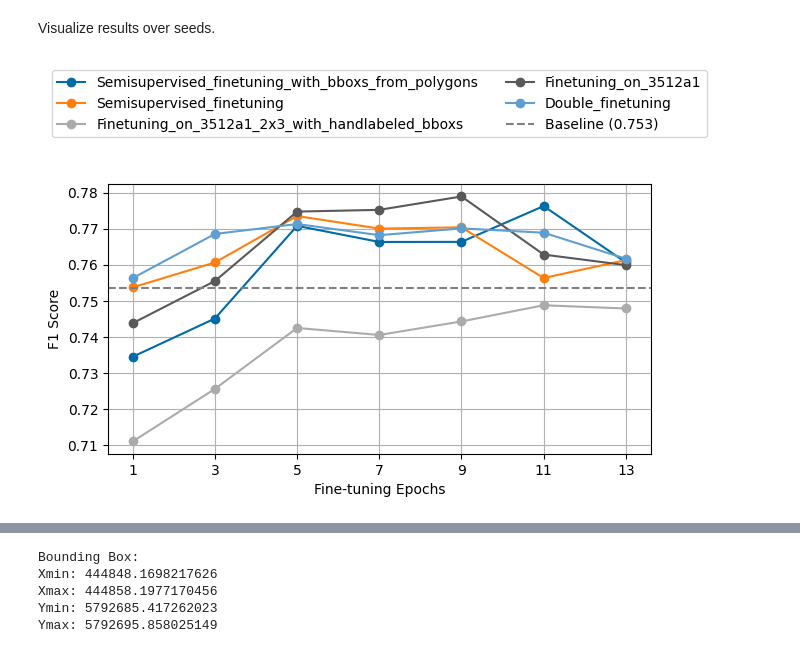
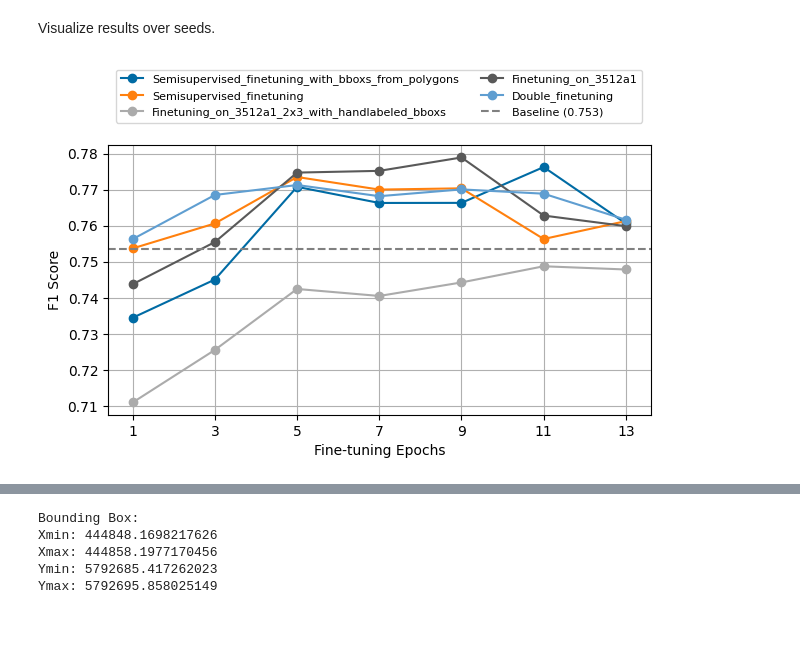
Before and after one commit to JulianZabbarov/tree-detection, a Jupyter notebook: experiments/sauen/evaluation/evaluation.ipynb, the cells around one changed output, grey strips where cells are left out. Drawn from its saved outputs; the diff is of its cells as text; code cells hidden in the pictures; blank space fills up the shorter version.

```diff
--- a/experiments/sauen/evaluation/evaluation.ipynb
+++ b/experiments/sauen/evaluation/evaluation.ipynb
@@ -11,8 +11,8 @@ import numpy as np
 # enter the path to the results file
 ABS_PATH_TO_BACKUP_RESULTS = "/hpi/fs00/home/julian.zabbarov/documents/tree-detection/experiments/sauen/results_backup"
 ABS_PATH_TO_RESULTS = "/hpi/fs00/home/julian.zabbarov/documents/tree-detection/experiments/sauen/results"
-ABS_PATH_TO_BASELINE = "/hpi/fs00/home/julian.zabbarov/documents/tree-detection/experiments/sauen/results/baseline/prediction_on_3510b2.csv" # baseline being prediction without fine-tuning
-ABS_EXPORT_PATH_FOR_MODEL_COMPARISON = "/hpi/fs00/home/julian.zabbarov/documents/tree-detection/experiments/sauen/figures/model_comparison/model_comparison.png"
+ABS_PATH_TO_BASELINE_FOLDER = "/hpi/fs00/home/julian.zabbarov/documents/tree-detection/experiments/sauen/results/baseline" # baseline being prediction without fine-tuning
+ABS_EXPORT_PATH_FOR_FIGURES = "/hpi/fs00/home/julian.zabbarov/documents/tree-detection/experiments/sauen/figures/model_comparison"
 # %% [markdown]
 ### Loading
 # %% [markdown]
@@ -146,5 +140,2 @@ results_over_seeds.head()
 # %% [markdown]
 Loading baseline
-# %%
-baseline_df = pd.read_csv(ABS_PATH_TO_BASELINE)
-print(baseline_df)
@@ -327,36 +335,36 @@ experiment_names = list(results_subset['experiment_name'].unique())
 experiment_names.sort(reverse=True)
 
 # Plot the f1 scores over epochs
 plt.figure(figsize=(7, 3.5))
 
 for exp_idx, experiment in enumerate(experiment_names):
     # Get the data for this specific experiment
     test_data = results_subset[(results_subset['experiment_name'] == experiment) & (results_subset['type'] == 'test')]
 
     # Sort by epochs to ensure proper plotting
     test_data = test_data.sort_values('epochs', ascending=True)
 
     # Plot the f1 scores over epochs
     plt.plot(test_data['epochs'], test_data['score']['mean'], label=f'{experiment}'.capitalize(), marker='o')
 
 # Plot the baseline f1 score as a horizontal line
 plt.axhline(y=baseline_f1, color='grey', linestyle='--', label=f'Baseline ({baseline_f1:.3f})')
 
 # Add labels and title
 plt.xlabel('Fine-tuning Epochs')
 plt.ylabel('F1 Score')
 plt.xticks(np.arange(1,max(results_df["epochs"])+1,2), np.arange(1,max(results_df["epochs"])+1,2))
 plt.legend()
 plt.grid(True)
 
 # Move the legend outside the plot at the top
-plt.legend(loc='upper center', bbox_to_anchor=(0.5, 1.45), ncol=2, fancybox=True, shadow=False, fontsize=10)
+plt.legend(loc='upper center', bbox_to_anchor=(0.5, 1.3), ncol=2, fancybox=True, shadow=False, fontsize=8)
 
 # Show the plot
-plt.savefig(ABS_EXPORT_PATH_FOR_MODEL_COMPARISON, dpi=300, bbox_inches='tight')
+plt.savefig(ABS_EXPORT_PATH_FOR_FIGURES + "/multiple_seeds_model_comparisonl.png", dpi=300, bbox_inches='tight')
 plt.show()
 # %% [output]
-[figure, old version]
+[figure, new version]
 # %%
 import os
 import pandas as pd
```
Also changed, not shown: parts of 6 cells of this notebook, 2 other files.
